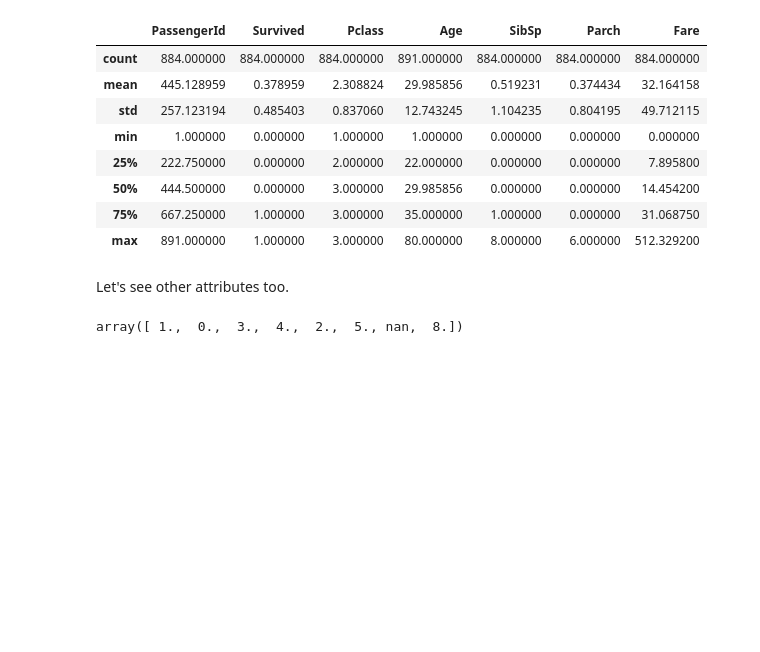
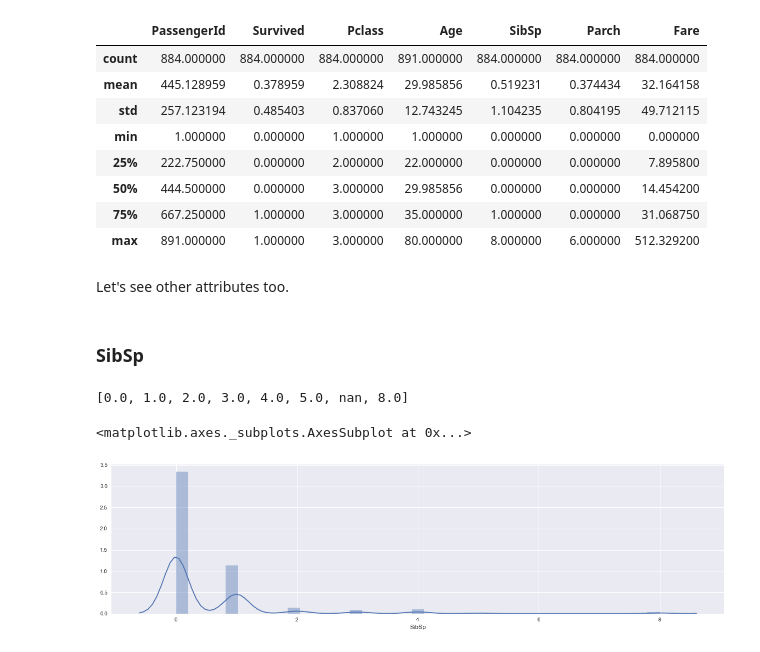
Before and after one commit to hammer-of-thor/Titanic, a Jupyter notebook: Models/Titanic Prediction.ipynb, the cells around one changed output. Drawn from its saved outputs; the diff is of its cells as text; code cells hidden in the pictures; blank space fills up the shorter version.

Commit message:
more data wrangling

```diff
--- a/Models/Titanic Prediction.ipynb
+++ b/Models/Titanic Prediction.ipynb
@@ -79,7 +79,9 @@ sorted(data['Age'].unique())
  80.0]
 # %%
 plt.figure(figsize=(20,10))
-sns.set_style("whitegrid")
+sns.set(style="whitegrid", palette="muted")
+sns.set(rc={'figure.figsize':(20.0,5.0)})
+sns.set(color_codes=True)
 ax = sns.boxplot(y=data['Age'])
 plt.ylabel('Age')
 plt.xlabel('Data')
@@ -141,7 +144,14 @@ data.describe()
 | max | 891.000000 | 1.000000 | 3.000000 | 80.000000 | 8.000000 | 6.000000 | 512.329200 |
 # %% [markdown]
 Let's see other attributes too.
+# %% [markdown]
+### SibSp
 # %%
-data['SibSp'].unique()
+sorted(data['SibSp'].unique())
 # %% [output]
-array([ 1.,  0.,  3.,  4.,  2.,  5., nan,  8.])
+[0.0, 1.0, 2.0, 3.0, 4.0, 5.0, nan, 8.0]
+# %%
+sns.distplot(data['SibSp'].dropna())
+# %% [output]
+<matplotlib.axes._subplots.AxesSubplot at 0x...>
+[figure, added]
```
Also changed, not shown: parts of 16 cells of this notebook.
